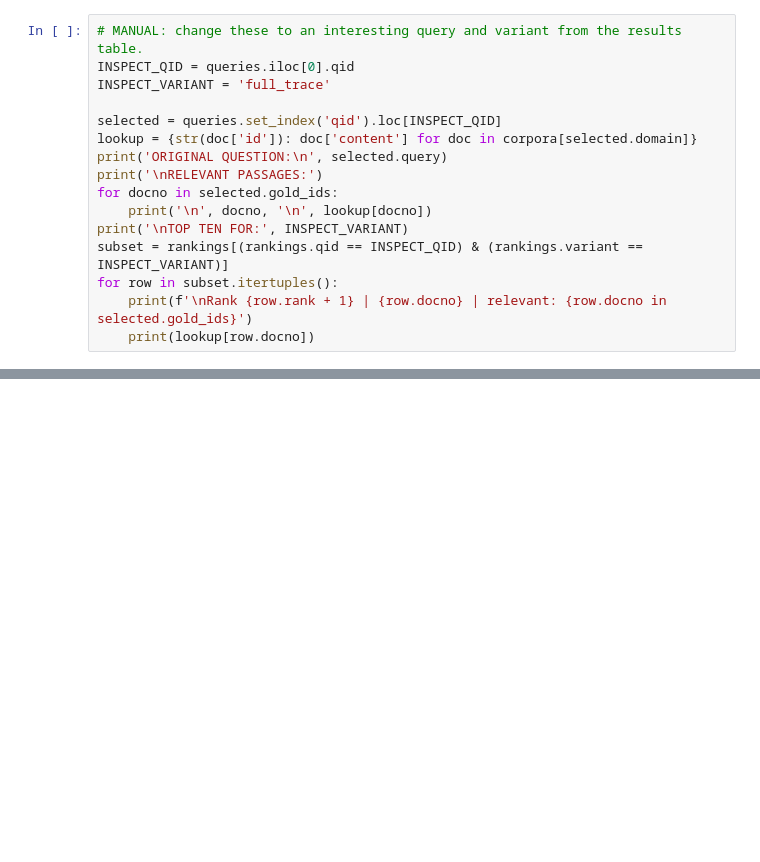
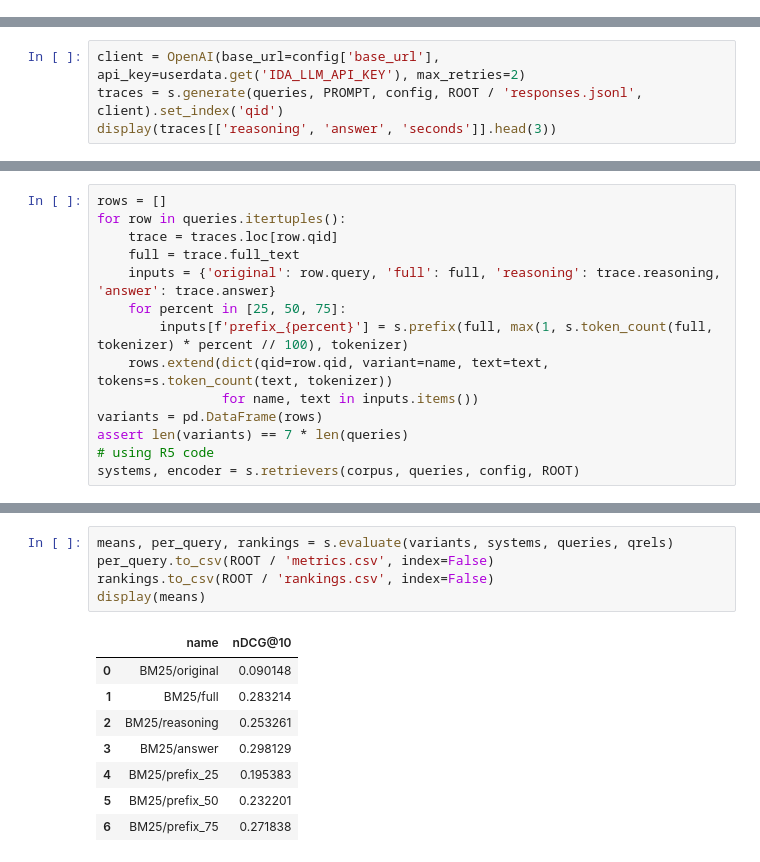
Before and after one commit to aryan-agrawal-1/dissertation, a Jupyter notebook: notebooks/Reasoning_QA.ipynb, the cells around one changed output, grey strips where cells are left out. Cells and saved outputs as stored; diff of their text form; blank space fills up the shorter version.

```diff
--- a/notebooks/Reasoning_QA.ipynb
+++ b/notebooks/Reasoning_QA.ipynb
@@ -603,16 +0,0 @@ Choose a query and variant below to see the source passage text. Look for cases
-# %%
-# MANUAL: change these to an interesting query and variant from the results table.
-INSPECT_QID = queries.iloc[0].qid
-INSPECT_VARIANT = 'full_trace'
-
-selected = queries.set_index('qid').loc[INSPECT_QID]
-lookup = {str(doc['id']): doc['content'] for doc in corpora[selected.domain]}
-print('ORIGINAL QUESTION:\n', selected.query)
-print('\nRELEVANT PASSAGES:')
-for docno in selected.gold_ids:
-    print('\n', docno, '\n', lookup[docno])
-print('\nTOP TEN FOR:', INSPECT_VARIANT)
-subset = rankings[(rankings.qid == INSPECT_QID) & (rankings.variant == INSPECT_VARIANT)]
-for row in subset.itertuples():
-    print(f'\nRank {row.rank + 1} | {row.docno} | relevant: {row.docno in selected.gold_ids}')
-    print(lookup[row.docno])
@@ -653,0 +74,4 @@ Rerun the setup with four queries in 3 domains (12 total). Complete all three ma
+# %%
+client = OpenAI(base_url=config['base_url'], api_key=userdata.get('IDA_LLM_API_KEY'), max_retries=2)
+traces = s.generate(queries, PROMPT, config, ROOT / 'responses.jsonl', client).set_index('qid')
+display(traces[['reasoning', 'answer', 'seconds']].head(3))
@@ -653,0 +90,14 @@ Rerun the setup with four queries in 3 domains (12 total). Complete all three ma
+# %%
+rows = []
+for row in queries.itertuples():
+    trace = traces.loc[row.qid]
+    full = trace.full_text
+    inputs = {'original': row.query, 'full': full, 'reasoning': trace.reasoning, 'answer': trace.answer}
+    for percent in [25, 50, 75]:
+        inputs[f'prefix_{percent}'] = s.prefix(full, max(1, s.token_count(full, tokenizer) * percent // 100), tokenizer)
+    rows.extend(dict(qid=row.qid, variant=name, text=text, tokens=s.token_count(text, tokenizer))
+                for name, text in inputs.items())
+variants = pd.DataFrame(rows)
+assert len(variants) == 7 * len(queries)
+# using R5 code
+systems, encoder = s.retrievers(corpus, queries, config, ROOT)
@@ -653,0 +110,14 @@ Rerun the setup with four queries in 3 domains (12 total). Complete all three ma
+# %%
+means, per_query, rankings = s.evaluate(variants, systems, queries, qrels)
+per_query.to_csv(ROOT / 'metrics.csv', index=False)
+rankings.to_csv(ROOT / 'rankings.csv', index=False)
+display(means)
+# %% [output]
+|  | name | nDCG@10 |
+| 0 | BM25/original | 0.090148 |
+| 1 | BM25/full | 0.283214 |
+| 2 | BM25/reasoning | 0.253261 |
+| 3 | BM25/answer | 0.298129 |
+| 4 | BM25/prefix_25 | 0.195383 |
+| 5 | BM25/prefix_50 | 0.232201 |
+| 6 | BM25/prefix_75 | 0.271838 |
```
Also changed, not shown: parts of 40 cells of this notebook.
